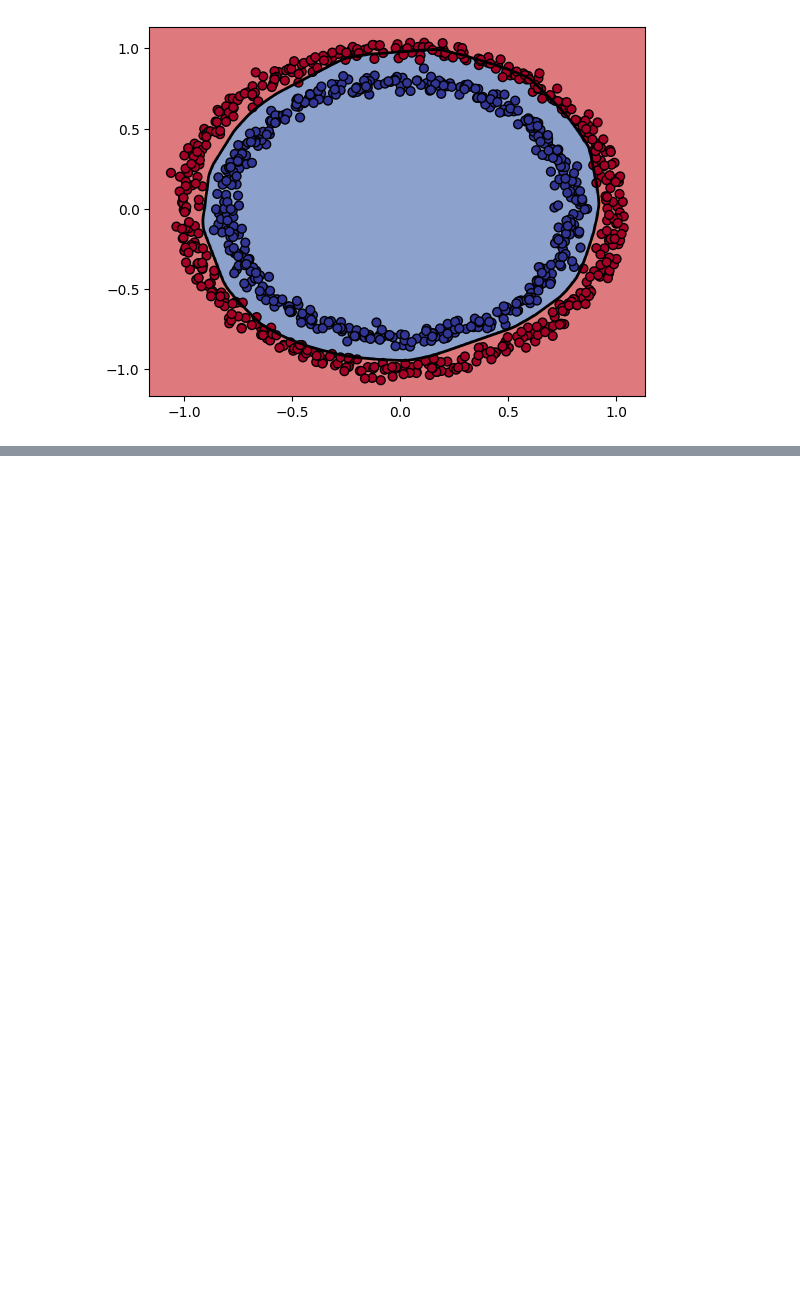
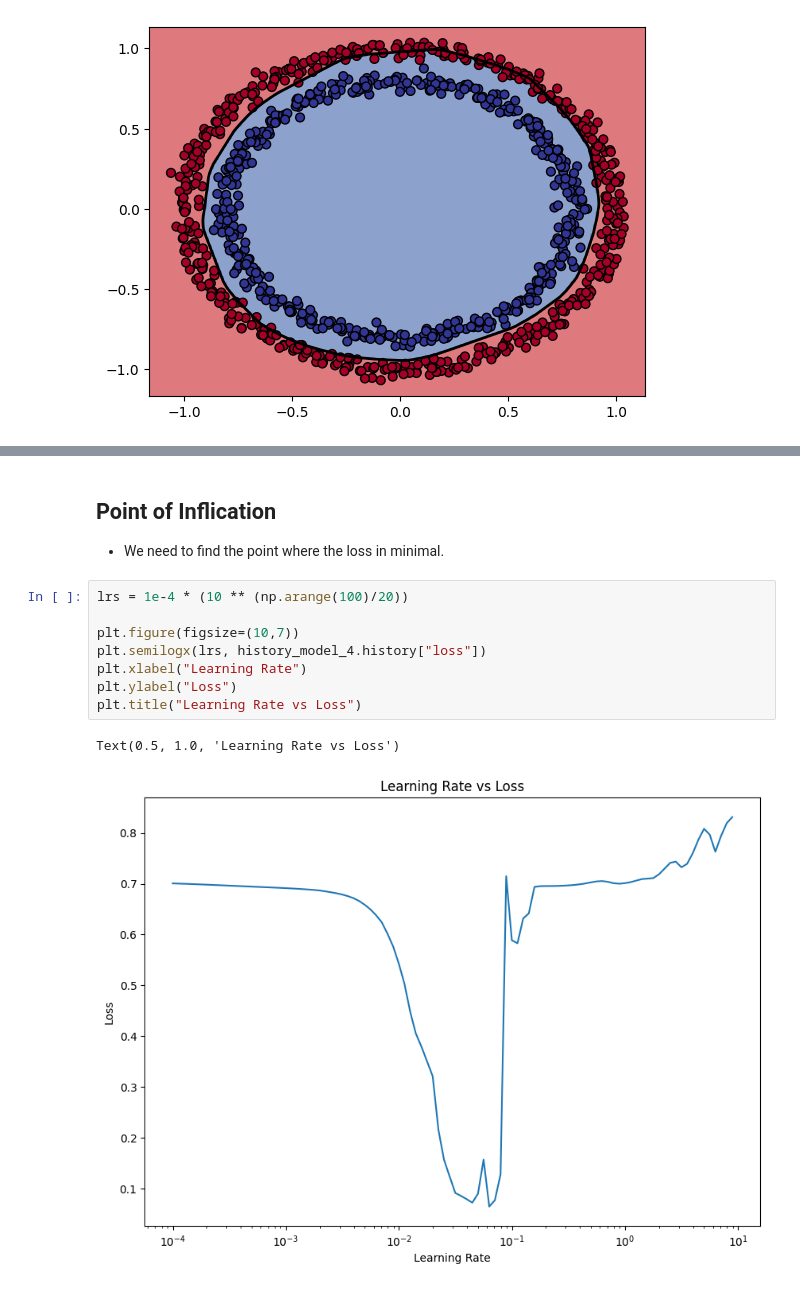
Before and after one commit to Amirzeb-badshah/DeepLearning_With_TensorFlow-Course, a Jupyter notebook: Classification.ipynb, the cells around one changed output, grey strips where cells are left out. Saved outputs shown, nothing was run; the diff lists cells and outputs as text; blank space fills up the shorter version.

```diff
--- a/Classification.ipynb
+++ b/Classification.ipynb
@@ -207,0 +239,14 @@ doing binary classification...
+# %% [markdown]
+## Point of Inflication
+* We need to find the point where the loss in minimal.
+# %%
+lrs = 1e-4 * (10 ** (np.arange(100)/20))
+
+plt.figure(figsize=(10,7))
+plt.semilogx(lrs, history_model_4.history["loss"])
+plt.xlabel("Learning Rate")
+plt.ylabel("Loss")
+plt.title("Learning Rate vs Loss")
+# %% [output]
+Text(0.5, 1.0, 'Learning Rate vs Loss')
+[figure, added]
```
Also changed, not shown: parts of 11 cells of this notebook.
